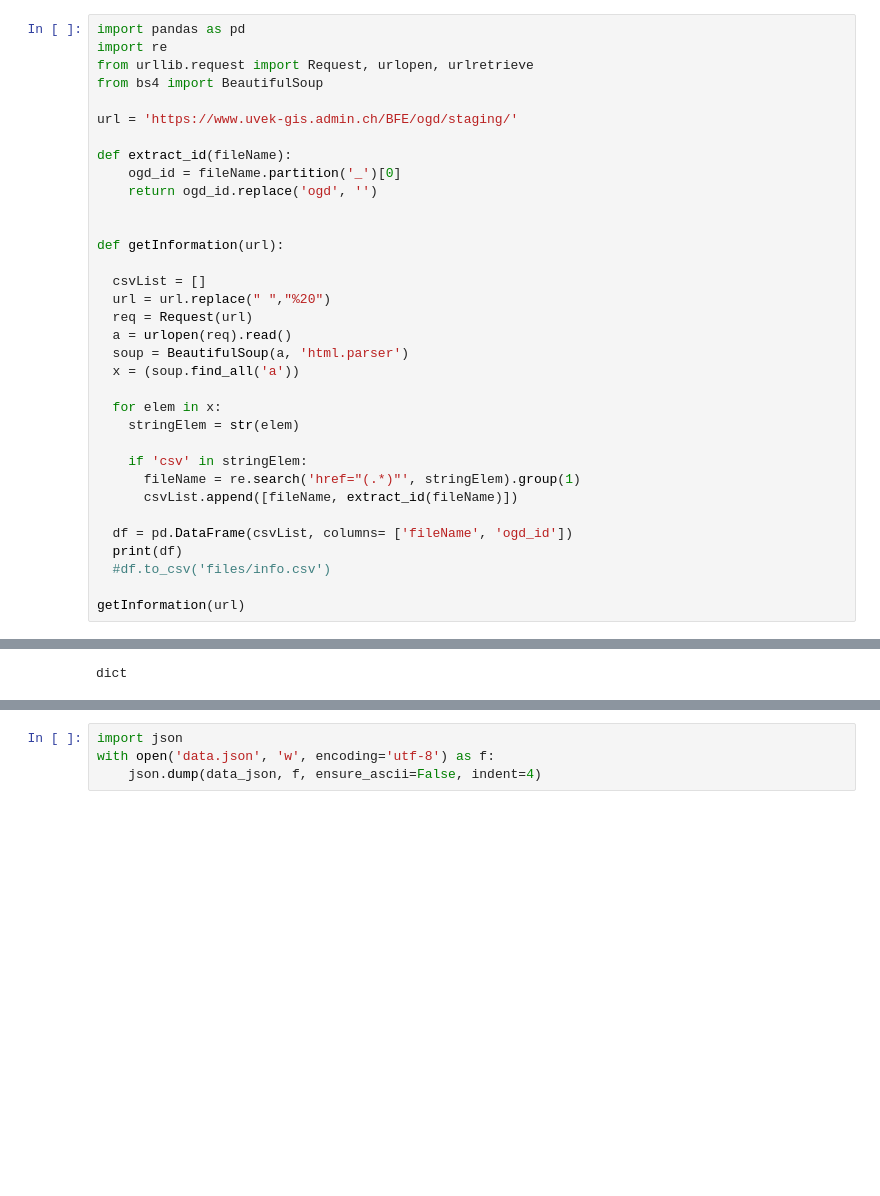
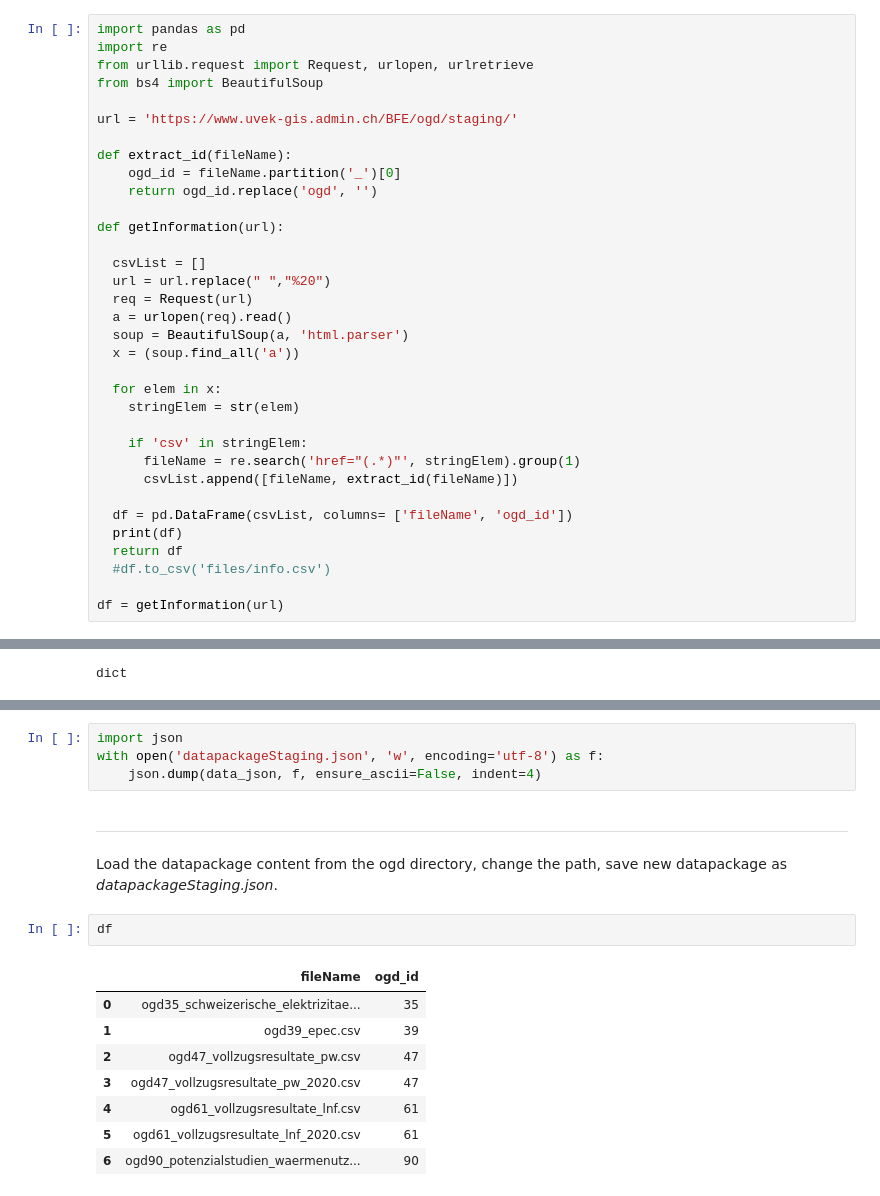
Before and after one commit to aresssera/frictionless, a Jupyter notebook: access_directory.ipynb, the cells around one changed output, grey strips where cells are left out. Saved outputs shown, nothing was run; the diff lists cells and outputs as text; blank space fills up the shorter version.

```diff
--- a/access_directory.ipynb
+++ b/access_directory.ipynb
@@ -30,7 +15,6 @@ url = 'https://www.uvek-gis.admin.ch/BFE/ogd/staging/'
 def extract_id(fileName):
     ogd_id = fileName.partition('_')[0]
     return ogd_id.replace('ogd', '')
-
 
 def getInformation(url):
 
@@ -50,9 +34,10 @@ def getInformation(url):
 
   df = pd.DataFrame(csvList, columns= ['fileName', 'ogd_id'])
   print(df)
+  return df
   #df.to_csv('files/info.csv')
 
-getInformation(url)
+df = getInformation(url)
 # %% [output]
                                             fileName ogd_id
 0  ogd35_schweizerische_elektrizitaetsbilanz_mona...     35
@@ -112,4 +97,19 @@ print(json_data)
 # %%
 import json
-with open('data.json', 'w', encoding='utf-8') as f:
+with open('datapackageStaging.json', 'w', encoding='utf-8') as f:
     json.dump(data_json, f, ensure_ascii=False, indent=4)
+# %% [markdown]
+-----------------------------------------------------------------------------------------------
+# %% [markdown]
+Load the datapackage content from the ogd directory, change the path, save new datapackage as _datapackageStaging.json_.
+# %%
+df
+# %% [output]
+|  | fileName | ogd_id |
+| 0 | ogd35_schweizerische_elektrizitae... | 35 |
+| 1 | ogd39_epec.csv | 39 |
+| 2 | ogd47_vollzugsresultate_pw.csv | 47 |
+| 3 | ogd47_vollzugsresultate_pw_2020.csv | 47 |
+| 4 | ogd61_vollzugsresultate_lnf.csv | 61 |
+| 5 | ogd61_vollzugsresultate_lnf_2020.csv | 61 |
+| 6 | ogd90_potenzialstudien_waermenutz... | 90 |
```
Also changed, not shown: parts of 5 cells of this notebook.
